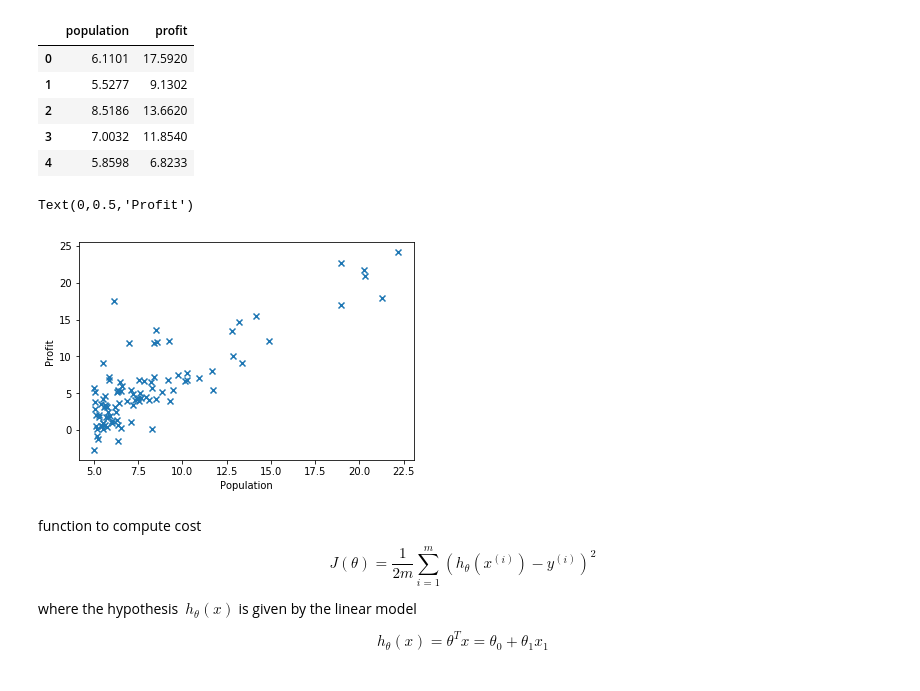
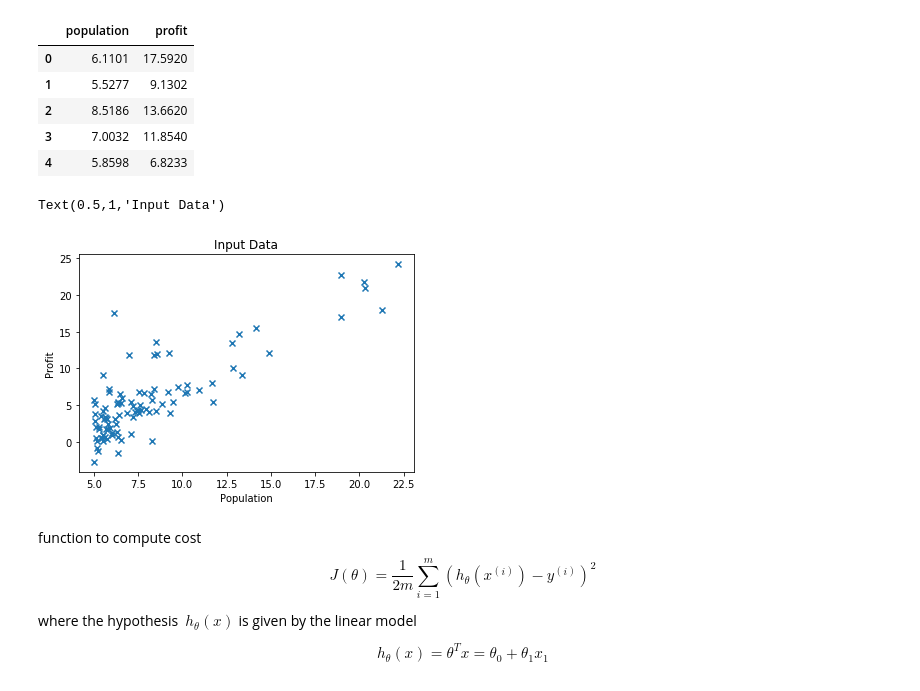
Before and after one commit to grkashyap/andrewng-machinelearning, a Jupyter notebook: machine-learning-ex1/ex1/Linear Regression using Python.ipynb, the cells around one changed output. Saved outputs shown, nothing was run; the diff lists cells and outputs as text; code cells hidden in the pictures.

```diff
--- a/machine-learning-ex1/ex1/Linear Regression using Python.ipynb
+++ b/machine-learning-ex1/ex1/Linear Regression using Python.ipynb
@@ -25,11 +27,12 @@ y = data['profit']
 # %%
 #visualize the data
 plt.scatter(X,y,marker='x')
 plt.xlabel('Population')
 plt.ylabel('Profit')
+plt.title('Input Data')
 # %% [output]
-Text(0,0.5,'Profit')
+Text(0.5,1,'Input Data')
-[figure, old version]
+[figure, new version]
 # %%
 #length of target array
 m = len(y)
```
Also changed, not shown: parts of 15 cells of this notebook.
